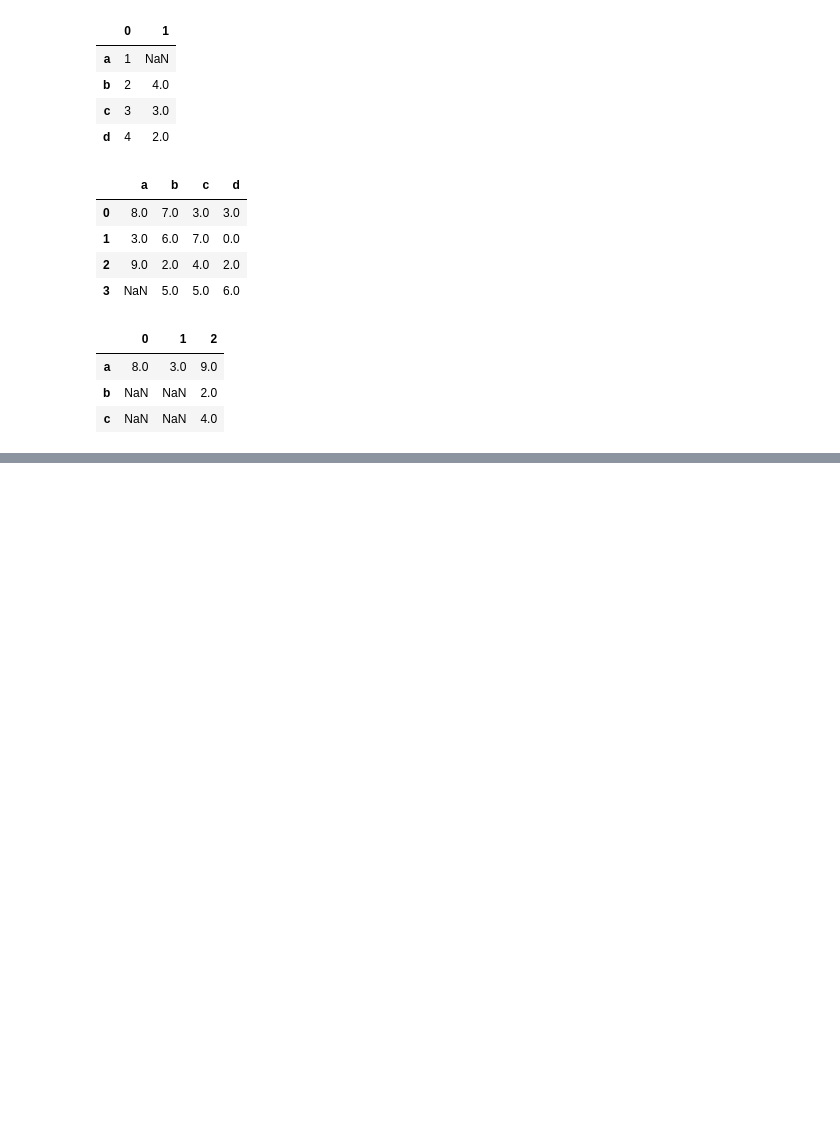
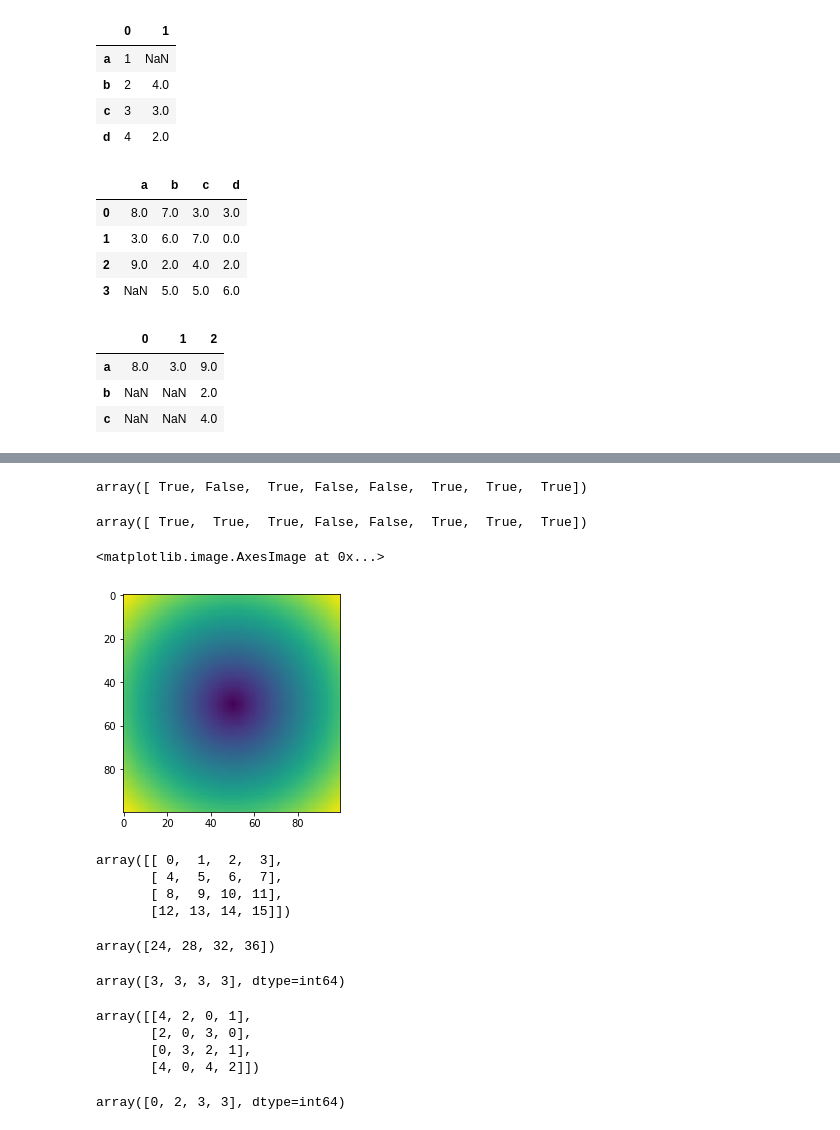
Before and after one commit to JacobWongUED/DataScience-100-Days, a Jupyter notebook: test.ipynb, the cells around one changed output, grey strips where cells are left out. Drawn from its saved outputs; the diff is of its cells as text; code cells hidden in the pictures; blank space fills up the shorter version.

```diff
--- a/test.ipynb
+++ b/test.ipynb
@@ -549,0 +604,51 @@ df1.stack().unstack(0)
+# %%
+arr1 ^ arr2
+# %% [output]
+array([ True, False,  True, False, False,  True,  True,  True])
+# %%
+arr1 | arr2
+# %% [output]
+array([ True,  True,  True, False, False,  True,  True,  True])
+# %%
+arr1 = np.arange(-5, 5, 0.1)
+arr2 = np.arange(-5, 5, 0.1)
+# %%
+x, y = np.meshgrid(arr1, arr2)
+# %%
+z = np.sqrt(x**2 + y**2)
+# %%
+import matplotlib.pyplot as plt
+
+plt.imshow(z)
+# %% [output]
+<matplotlib.image.AxesImage at 0x...>
+[figure, added]
+# %%
+arr = np.arange(16).reshape(4, 4)
+arr
+# %% [output]
+array([[ 0,  1,  2,  3],
+       [ 4,  5,  6,  7],
+       [ 8,  9, 10, 11],
+       [12, 13, 14, 15]])
+# %%
+arr.sum(axis=0)
+# %% [output]
+array([24, 28, 32, 36])
+# %%
+arr.argmax(axis=0)
+# %% [output]
+array([3, 3, 3, 3], dtype=int64)
+# %%
+arr = random.randint(0, 5, (4, 4))
+arr
+# %% [output]
+array([[4, 2, 0, 1],
+       [2, 0, 3, 0],
+       [0, 3, 2, 1],
+       [4, 0, 4, 2]])
+# %%
+m = arr.argmax(axis=0)
+m
+# %% [output]
+array([0, 2, 3, 3], dtype=int64)
```
Also changed, not shown: parts of 60 cells of this notebook, 4 other files.
